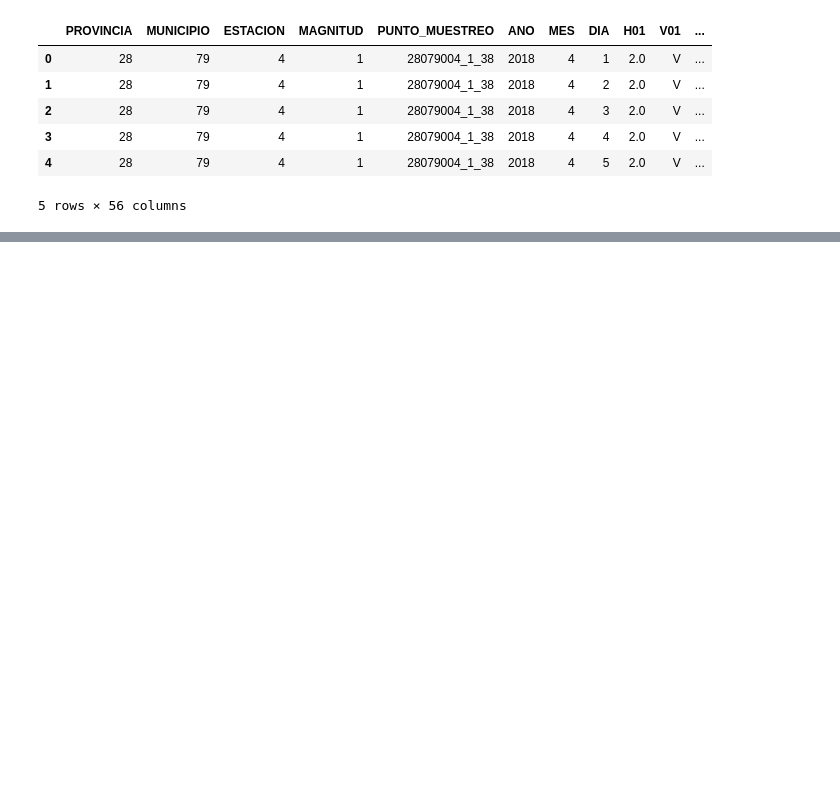
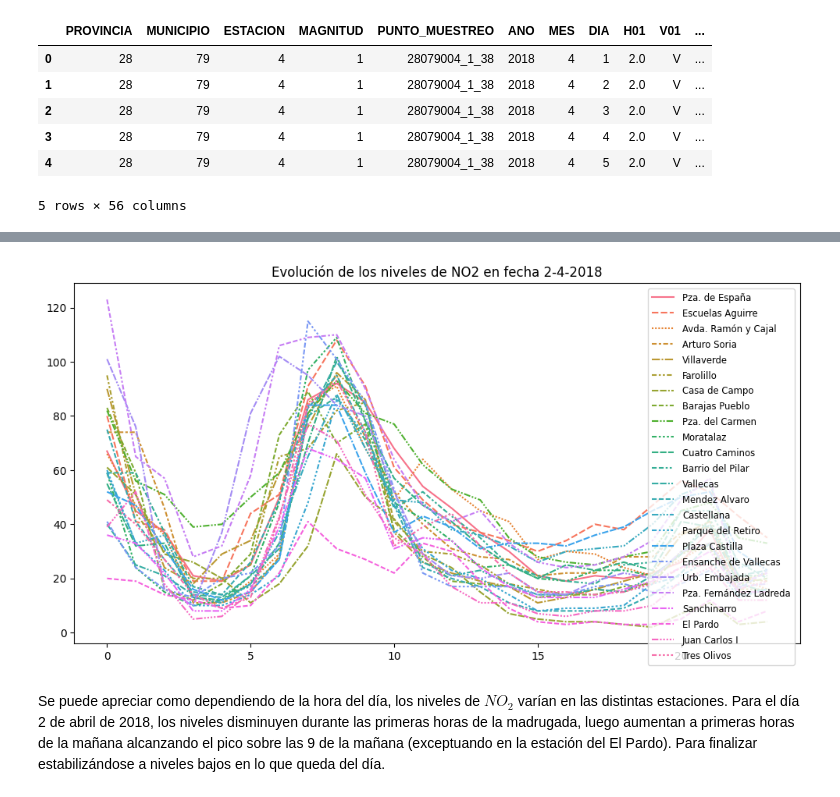
Before and after one commit to IkerVillegas/Prueba-contaminacion-de-madrid, a Jupyter notebook: Ejecutable.ipynb, the cells around one changed output, grey strips where cells are left out. Cells and saved outputs as stored; diff of their text form; code cells hidden in the pictures; blank space fills up the shorter version.

```diff
--- a/Ejecutable.ipynb
+++ b/Ejecutable.ipynb
@@ -126,0 +223,20 @@ Porcentaje validos: 12.58134490238612
+# %%
+
+
+def dayly_growing_chart(df_data, day, month):
+    df_growing = df_data[(df_data['MES'] == month) & (df_data['DIA'] == day)].reset_index(drop = True)
+    plt.figure(figsize=(12, 6))
+
+    ax = sns.lineplot( data = df_growing.loc[:,'H01':'H24'].values.tolist())
+    for i, v_month in enumerate(ax.get_legend().texts):
+        v_month.set_text( df_growing["NOMBRE"].values[i])
+        v_month.set_fontsize('small')
+
+    plt.title(f'Evolución de los niveles de NO2 en fecha {day}-{month}-2018')
+    plt.show()
+
+dayly_growing_chart(df_pollution, 2 ,4)
+# %% [output]
+[figure, added]
+# %% [markdown]
+Se puede apreciar como dependiendo de la hora del día, los niveles de $NO_2$ varían en las distintas estaciones. Para el día 2 de abril de 2018, los niveles disminuyen durante las primeras horas de la madrugada, luego aumentan a primeras horas de la mañana alcanzando el pico sobre las 9 de la mañana (exceptuando en la estación del El Pardo). Para finalizar estabilizándose a niveles bajos en lo que queda del día.
```
Also changed, not shown: parts of 36 cells of this notebook.
